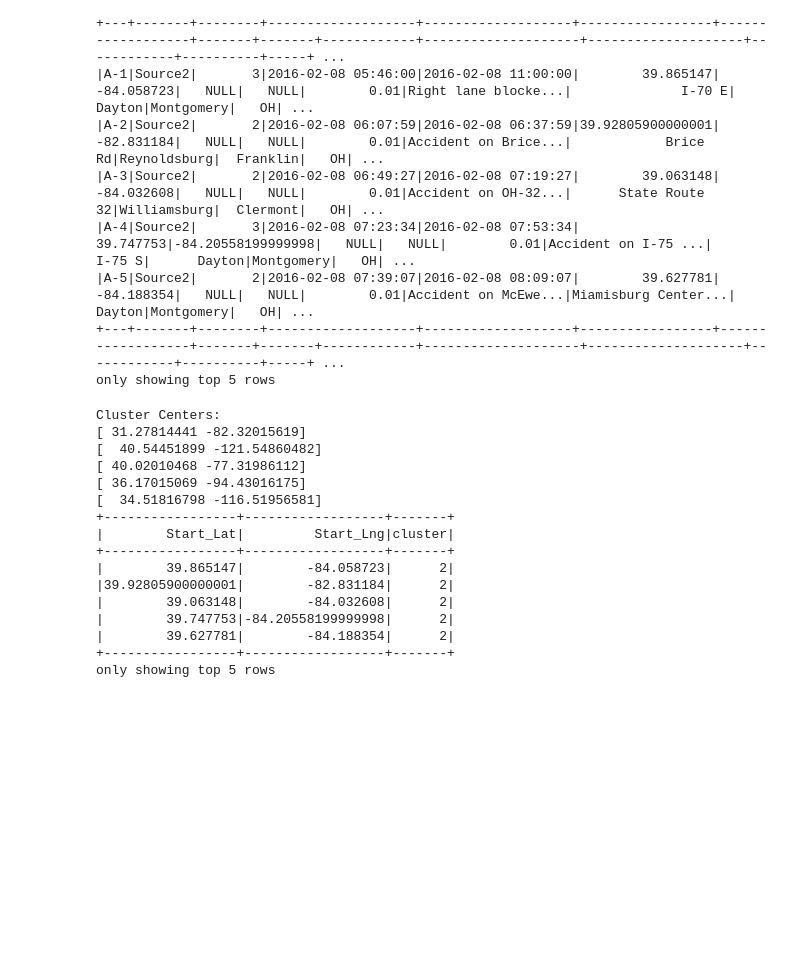
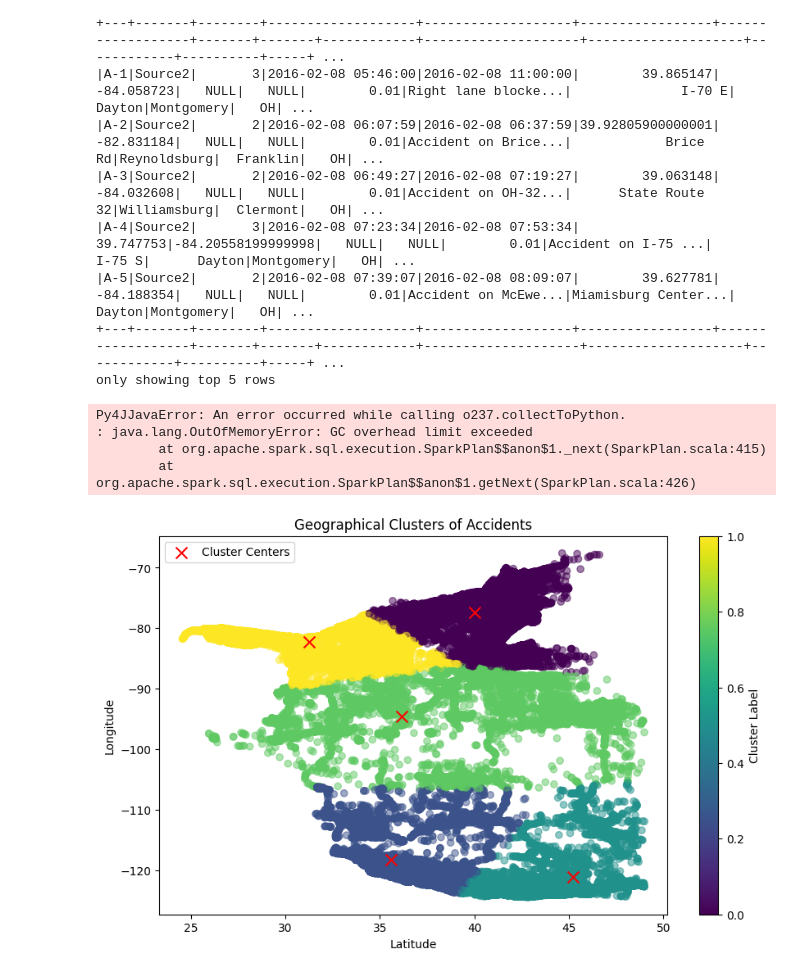
Before and after one commit to Person-Ad/US-Accidents-Big-Data-Analytics-Spark, a Jupyter notebook: notebooks/Predictive Analysis/Kmeans.ipynb, the cells around one changed output. Saved outputs shown, nothing was run; the diff lists cells and outputs as text; code cells hidden in the pictures; blank space fills up the shorter version.

Commit message:
Added Kmeans and regression

```diff
--- a/notebooks/Predictive Analysis/Kmeans.ipynb
+++ b/notebooks/Predictive Analysis/Kmeans.ipynb
@@ -100,40 +100,40 @@ train_data, test_data = df.randomSplit([0.8, 0.2], seed=42)
 # %%
 from pyspark.ml.clustering import KMeans
 from pyspark.ml.feature import VectorAssembler
+import matplotlib.pyplot as plt
+import numpy as np
 
-# Assemble the geographical features (latitude and longitude) into a single vector column
-geo_assembler = VectorAssembler(inputCols=["Start_Lat", "Start_Lng"], outputCol="geo_features")
-df = geo_assembler.transform(df)
+# Assemble features for clustering
+kmeans_features = ["Start_Lat", "Start_Lng"]
+assembler = VectorAssembler(inputCols=kmeans_features, outputCol="features")
+df_kmeans = assembler.transform(df)
 
-# Train a KMeans model (KMeans++ initialization is used by default)
-kmeans = KMeans(k=5, featuresCol="geo_features", predictionCol="cluster")
-kmeans_model = kmeans.fit(df)
 
-# Make predictions and assign clusters to the data
-df = kmeans_model.transform(df)
-
-# Show the cluster centers
-print("Cluster Centers: ")
-for center in kmeans_model.clusterCenters():
-    print(center)
-
-# Show the data with assigned clusters
-df.select("Start_Lat", "Start_Lng", "cluster").show(5)
+kmeans = KMeans(featuresCol="features", k=5, seed=1)
+kmeans_model = kmeans.fit(df_kmeans)
+df_kmeans = kmeans_model.transform(df_kmeans)
 # %% [output]
-Cluster Centers:
-[ 31.27814441 -82.32015619]
-[  40.54451899 -121.54860482]
-[ 40.02010468 -77.31986112]
-[ 36.17015069 -94.43016175]
-[  34.51816798 -116.51956581]
-+-----------------+------------------+-------+
-|        Start_Lat|         Start_Lng|cluster|
-+-----------------+------------------+-------+
-|        39.865147|        -84.058723|      2|
-|39.92805900000001|        -82.831184|      2|
-|        39.063148|        -84.032608|      2|
-|        39.747753|-84.20558199999998|      2|
-|        39.627781|        -84.188354|      2|
-+-----------------+------------------+-------+
-only showing top 5 rows
+Py4JJavaError: An error occurred while calling o237.collectToPython.
+: java.lang.OutOfMemoryError: GC overhead limit exceeded
+        at org.apache.spark.sql.execution.SparkPlan$$anon$1._next(SparkPlan.scala:415)
+        at org.apache.spark.sql.execution.SparkPlan$$anon$1.getNext(SparkPlan.scala:426)
+# %%
+# Sample 5% of data
+df_sampled = df_kmeans.sample(fraction=0.05, seed=42)
+df_pd = df_sampled.select("Start_Lat", "Start_Lng", "prediction").toPandas()
+
+cluster_centers = np.array(kmeans_model.clusterCenters())
+cluster_labels = df_pd['prediction'].values
+
+plt.figure(figsize=(10, 6))
+plt.scatter(df_pd['Start_Lat'], df_pd['Start_Lng'], c=cluster_labels, cmap='viridis', alpha=0.5)
+plt.scatter(cluster_centers[:, 0], cluster_centers[:, 1], marker='x', color='red', s=100, label="Cluster Centers")
+plt.colorbar(label='Cluster Label')
+plt.xlabel('Latitude')
+plt.ylabel('Longitude')
+plt.title('Geographical Clusters of Accidents')
+plt.legend()
+plt.show()
+# %% [output]
+[figure, added]
 # %%
```
Also changed, not shown: parts of 2 cells of this notebook, 12 other files.
